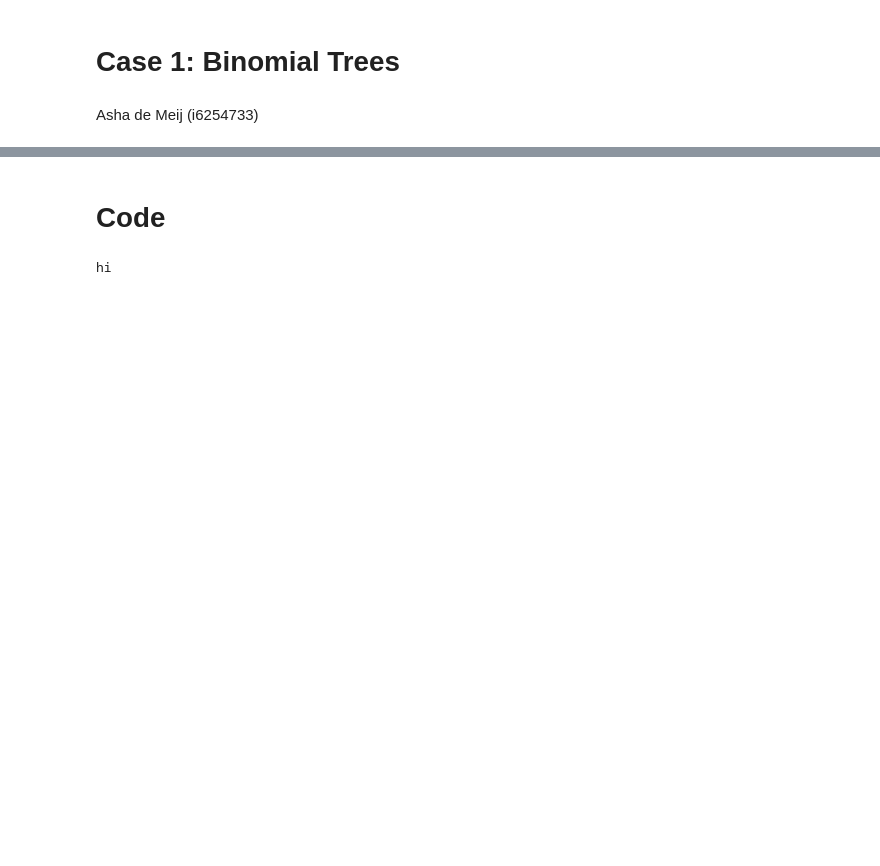
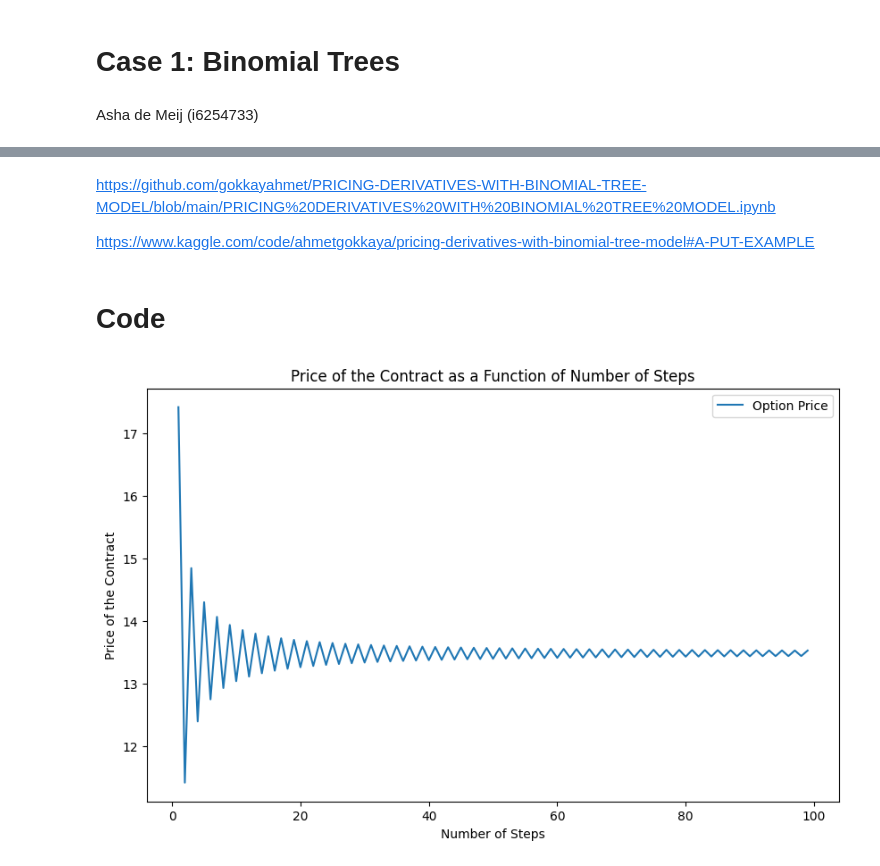
Before and after one commit to ashademeij/MathematicalFinance, a Jupyter notebook: BinomialTree.ipynb, the cells around one changed output, grey strips where cells are left out. Saved outputs shown, nothing was run; the diff lists cells and outputs as text; code cells hidden in the pictures; blank space fills up the shorter version.

```diff
--- a/BinomialTree.ipynb
+++ b/BinomialTree.ipynb
@@ -26,6 +17,13 @@ how you have analysed the run-time of the code.
+# %% [markdown]
+https://github.com/gokkayahmet/PRICING-DERIVATIVES-WITH-BINOMIAL-TREE-MODEL/blob/main/PRICING%20DERIVATIVES%20WITH%20BINOMIAL%20TREE%20MODEL.ipynb
+
+https://www.kaggle.com/code/ahmetgokkaya/pricing-derivatives-with-binomial-tree-model#A-PUT-EXAMPLE
 # %% [markdown]
 # Code
-# %%
-print("hi")
-# %% [output]
-hi
+# %%
+# initialization
+r = 0.01
+sigma = 0.15
+T = 10 # maturity
+guarantee = 100
+n = 100
@@ -31,0 +66,13 @@ hi
+# %%
+step_counts = range(1, 100)
+prices = [get_optionPrice(r, sigma, T, guarantee, n) for n in step_counts]
+
+plt.figure(figsize=(10, 6))
+plt.plot(step_counts, prices, label='Option Price')
+plt.xlabel('Number of Steps')
+plt.ylabel('Price of the Contract')
+plt.title('Price of the Contract as a Function of Number of Steps')
+plt.legend()
+plt.show()
+# %% [output]
+[figure, added]
```
Also changed, not shown: parts of 8 cells of this notebook, 1 other file.
